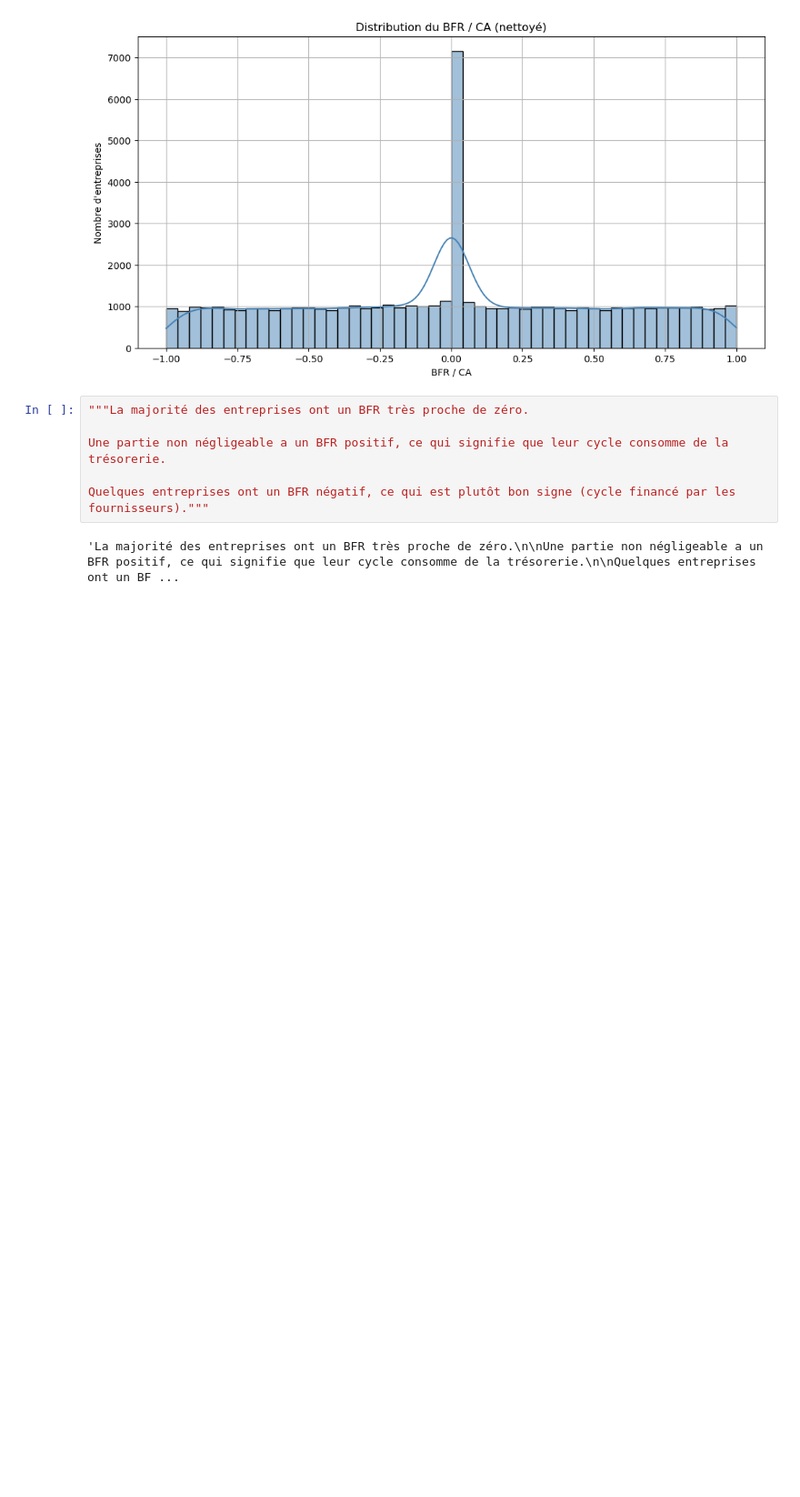
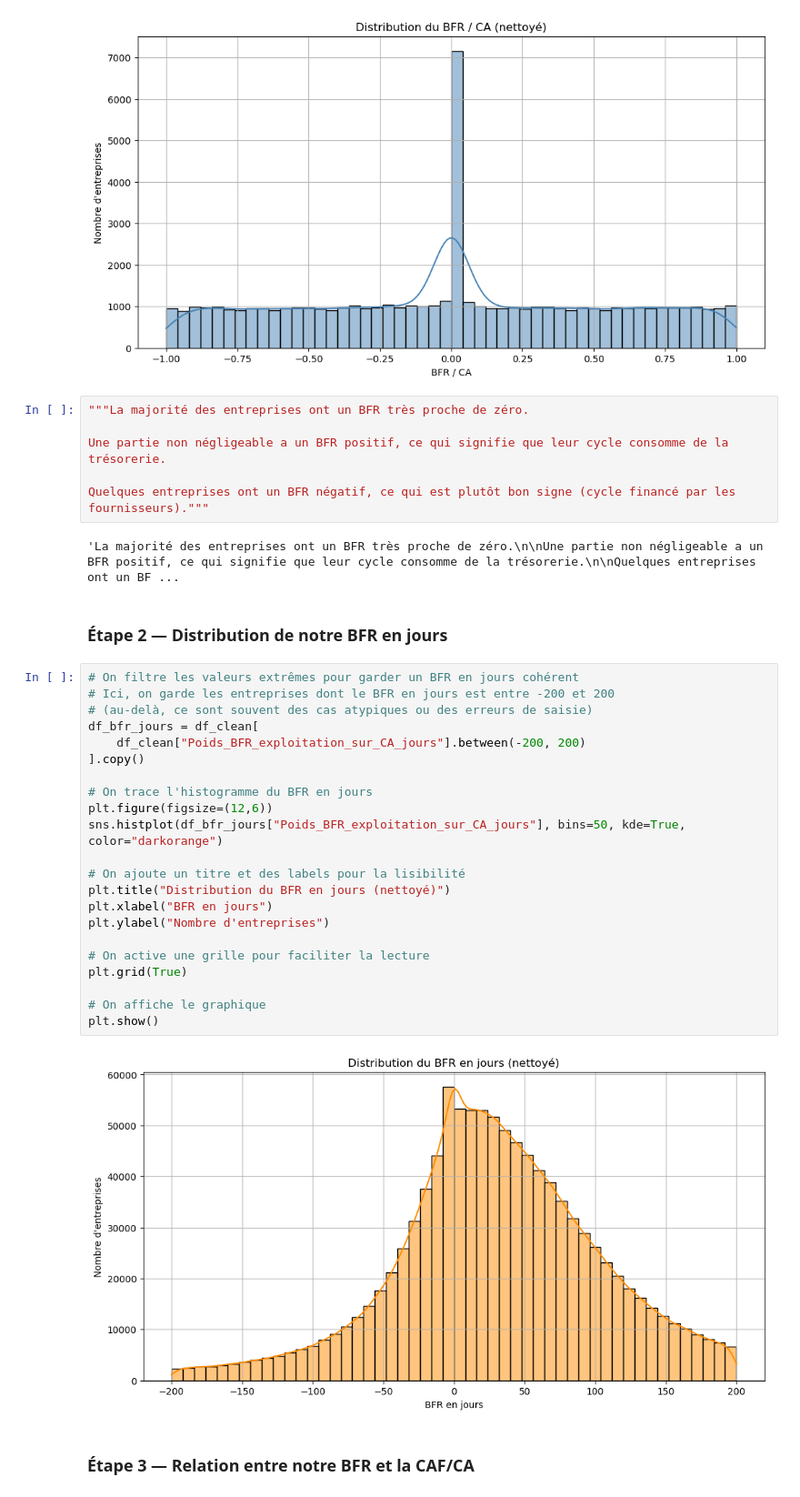
Before and after one commit to khelifaYacine/signaux-faibles-finance, a Jupyter notebook: 01_exploration.ipynb, the cells around one changed output. Shown at 91% size. Saved outputs shown, nothing was run; the diff lists cells and outputs as text; blank space fills up the shorter version.

Commit message:
Étape 2 — Distribution de notre BFR en jours

```diff
--- a/01_exploration.ipynb
+++ b/01_exploration.ipynb
@@ -695,3 +695,31 @@ Une partie non négligeable a un BFR positif, ce qui signifie que leur cycle con
 Quelques entreprises ont un BFR négatif, ce qui est plutôt bon signe (cycle financé par les fournisseurs)."""
 # %% [output]
 'La majorité des entreprises ont un BFR très proche de zéro.\n\nUne partie non négligeable a un BFR positif, ce qui signifie que leur cycle consomme de la trésorerie.\n\nQuelques entreprises ont un BF ...
+# %% [markdown]
+### Étape 2 — Distribution de notre BFR en jours
+# %%
+# On filtre les valeurs extrêmes pour garder un BFR en jours cohérent
+# Ici, on garde les entreprises dont le BFR en jours est entre -200 et 200
+# (au-delà, ce sont souvent des cas atypiques ou des erreurs de saisie)
+df_bfr_jours = df_clean[
+    df_clean["Poids_BFR_exploitation_sur_CA_jours"].between(-200, 200)
+].copy()
+
+# On trace l'histogramme du BFR en jours
+plt.figure(figsize=(12,6))
+sns.histplot(df_bfr_jours["Poids_BFR_exploitation_sur_CA_jours"], bins=50, kde=True, color="darkorange")
+
+# On ajoute un titre et des labels pour la lisibilité
+plt.title("Distribution du BFR en jours (nettoyé)")
+plt.xlabel("BFR en jours")
+plt.ylabel("Nombre d'entreprises")
+
+# On active une grille pour faciliter la lecture
+plt.grid(True)
+
+# On affiche le graphique
+plt.show()
+# %% [output]
+[figure, added]
+# %% [markdown]
+### Étape 3 — Relation entre notre BFR et la CAF/CA
```
Also changed, not shown: parts of 1 cell of this notebook.
